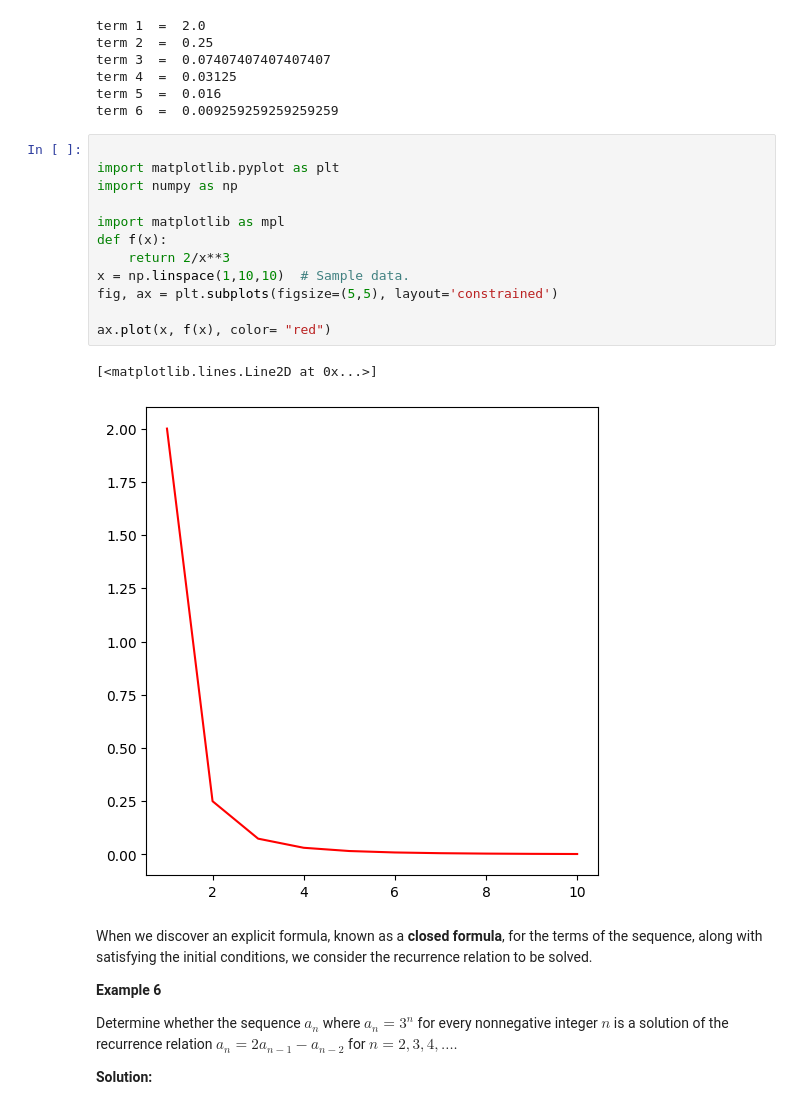
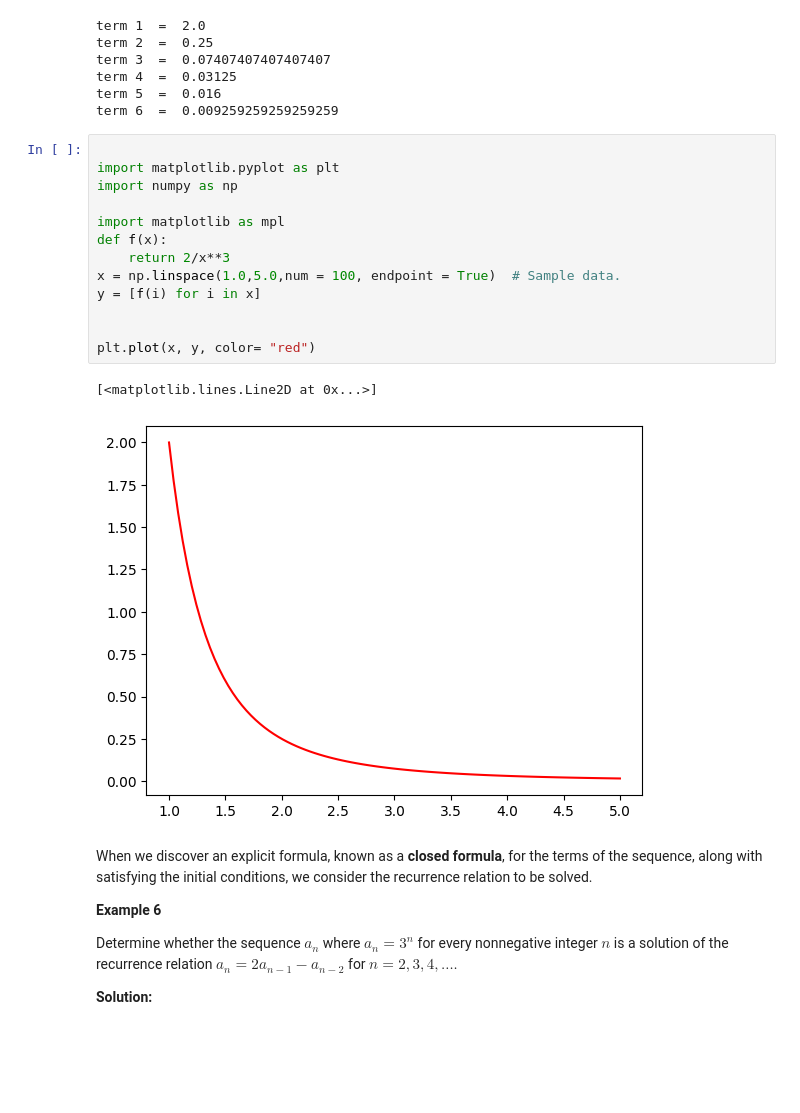
Before and after one commit to jmcmeen/discrete-structures, a Jupyter notebook: 02_sequences.ipynb, the cells around one changed output. Saved outputs shown, nothing was run; the diff lists cells and outputs as text; blank space fills up the shorter version.

Commit message:
Update 02_sequences.ipynb
graph smoother than my brain

```diff
--- a/02_sequences.ipynb
+++ b/02_sequences.ipynb
@@ -247,18 +247,19 @@ term 6  =  0.009259259259259259
 # %%
 
 import matplotlib.pyplot as plt
 import numpy as np
 
 import matplotlib as mpl
 def f(x):
     return 2/x**3
-x = np.linspace(1,10,10)  # Sample data.
-fig, ax = plt.subplots(figsize=(5,5), layout='constrained')
+x = np.linspace(1.0,5.0,num = 100, endpoint = True)  # Sample data.
+y = [f(i) for i in x]
 
-ax.plot(x, f(x), color= "red")
+
+plt.plot(x, y, color= "red")
 # %% [output]
 [<matplotlib.lines.Line2D at 0x...>]
-[figure, old version]
+[figure, new version]
 # %% [markdown]
 When we discover an explicit formula, known as a **closed formula**, for the terms of the sequence, along with satisfying the initial conditions, we consider the recurrence relation to be solved.
 
```
